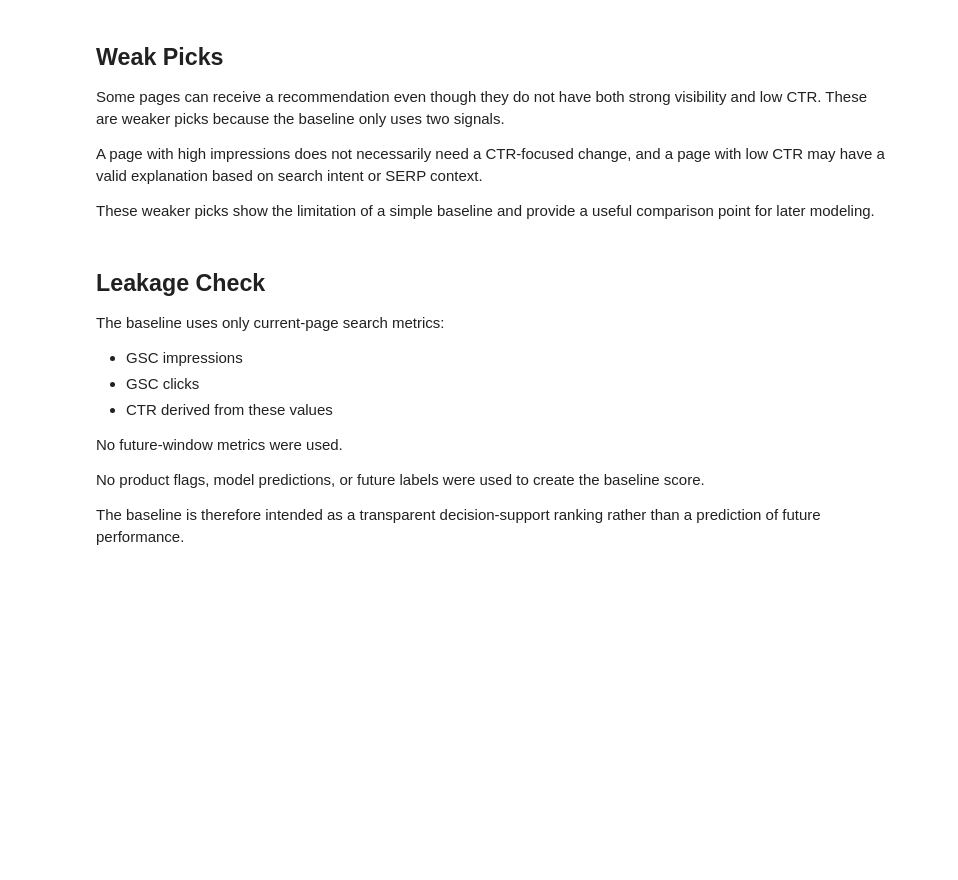
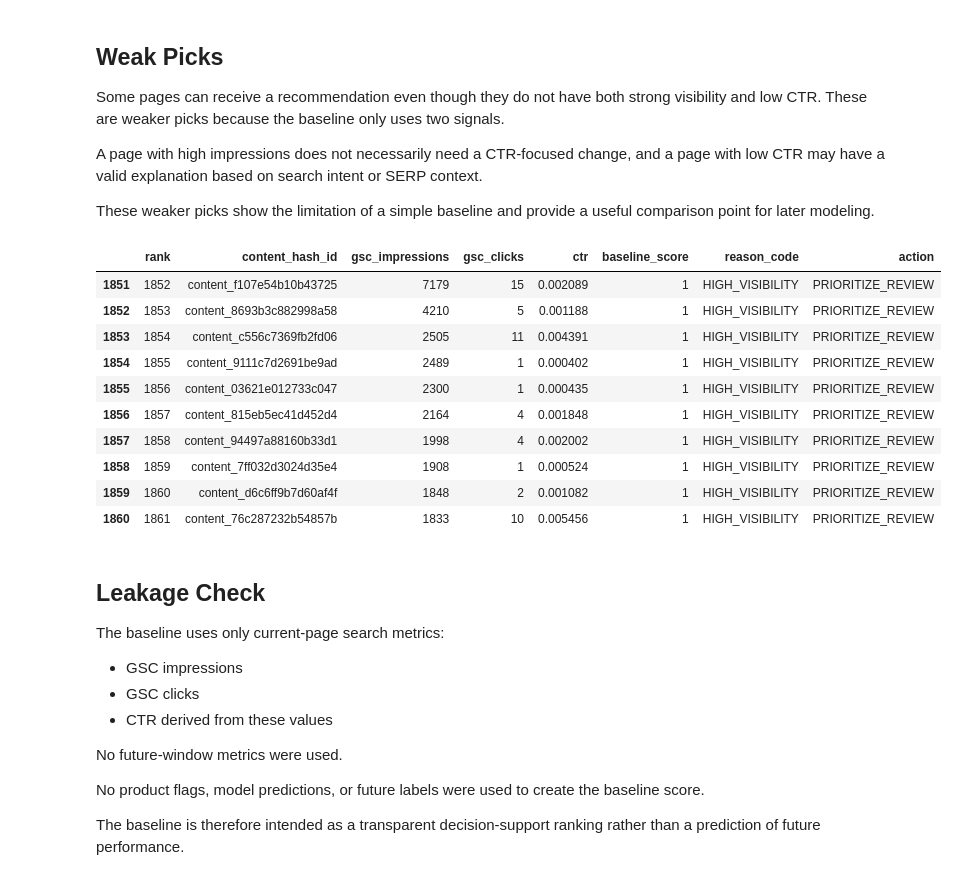
Before and after one commit to Rohith84/Flyrank-Intern, a Jupyter notebook: work/notebooks/w04_baseline_score.ipynb, the cells around one changed output. Drawn from its saved outputs; the diff is of its cells as text; code cells hidden in the pictures; blank space fills up the shorter version.

```diff
--- a/work/notebooks/w04_baseline_score.ipynb
+++ b/work/notebooks/w04_baseline_score.ipynb
@@ -348,6 +471,38 @@ Some pages can receive a recommendation even though they do not have both strong
 A page with high impressions does not necessarily need a CTR-focused change, and a page with low CTR may have a valid explanation based on search intent or SERP context.
 
 These weaker picks show the limitation of a simple baseline and provide a useful comparison point for later modeling.
+# %%
+weak_picks = (
+    baseline_queue[
+        baseline_queue["baseline_score"] < 2
+    ]
+    .head(10)
+)
+
+display(
+    weak_picks[[
+        "rank",
+        "content_hash_id",
+        "gsc_impressions",
+        "gsc_clicks",
+        "ctr",
+        "baseline_score",
+        "reason_code",
+        "action"
+    ]]
+)
+# %% [output]
+|  | rank | content_hash_id | gsc_impressions | gsc_clicks | ctr | baseline_score | reason_code | action |
+| 1851 | 1852 | content_f107e54b10b43725 | 7179 | 15 | 0.002089 | 1 | HIGH_VISIBILITY | PRIORITIZE_REVIEW |
+| 1852 | 1853 | content_8693b3c882998a58 | 4210 | 5 | 0.001188 | 1 | HIGH_VISIBILITY | PRIORITIZE_REVIEW |
+| 1853 | 1854 | content_c556c7369fb2fd06 | 2505 | 11 | 0.004391 | 1 | HIGH_VISIBILITY | PRIORITIZE_REVIEW |
+| 1854 | 1855 | content_9111c7d2691be9ad | 2489 | 1 | 0.000402 | 1 | HIGH_VISIBILITY | PRIORITIZE_REVIEW |
+| 1855 | 1856 | content_03621e012733c047 | 2300 | 1 | 0.000435 | 1 | HIGH_VISIBILITY | PRIORITIZE_REVIEW |
+| 1856 | 1857 | content_815eb5ec41d452d4 | 2164 | 4 | 0.001848 | 1 | HIGH_VISIBILITY | PRIORITIZE_REVIEW |
+| 1857 | 1858 | content_94497a88160b33d1 | 1998 | 4 | 0.002002 | 1 | HIGH_VISIBILITY | PRIORITIZE_REVIEW |
+| 1858 | 1859 | content_7ff032d3024d35e4 | 1908 | 1 | 0.000524 | 1 | HIGH_VISIBILITY | PRIORITIZE_REVIEW |
+| 1859 | 1860 | content_d6c6ff9b7d60af4f | 1848 | 2 | 0.001082 | 1 | HIGH_VISIBILITY | PRIORITIZE_REVIEW |
+| 1860 | 1861 | content_76c287232b54857b | 1833 | 10 | 0.005456 | 1 | HIGH_VISIBILITY | PRIORITIZE_REVIEW |
 # %% [markdown]
 ## Leakage Check
 
```
Also changed, not shown: parts of 33 cells of this notebook.
